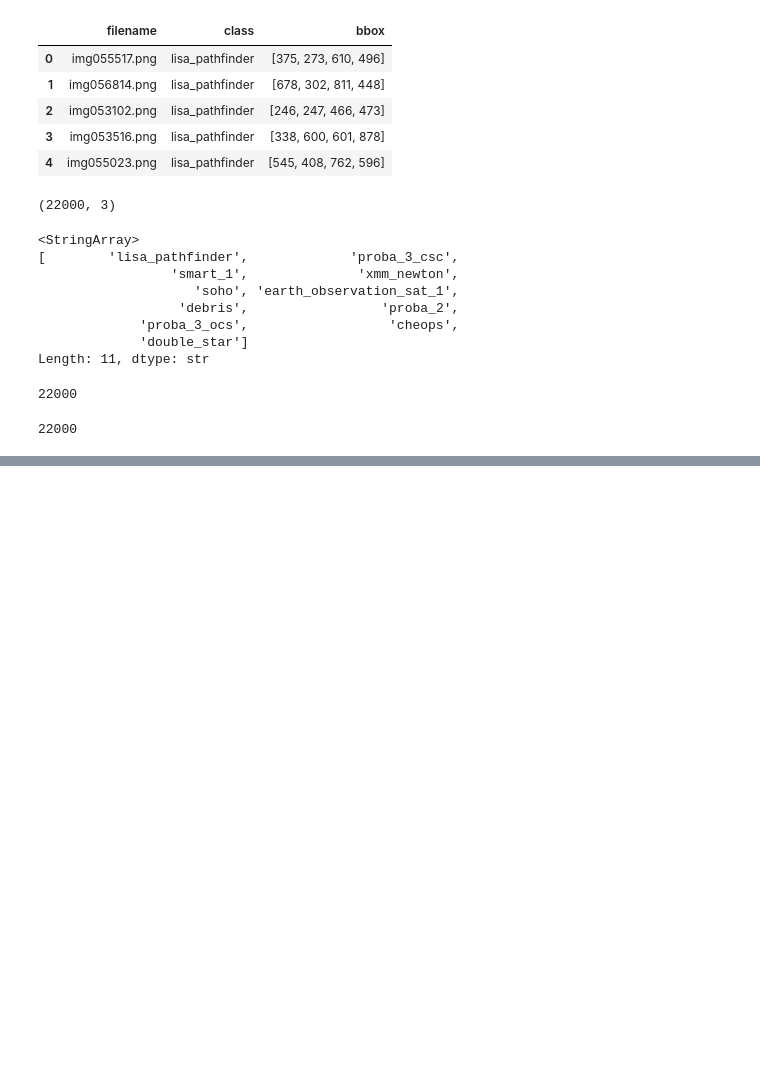
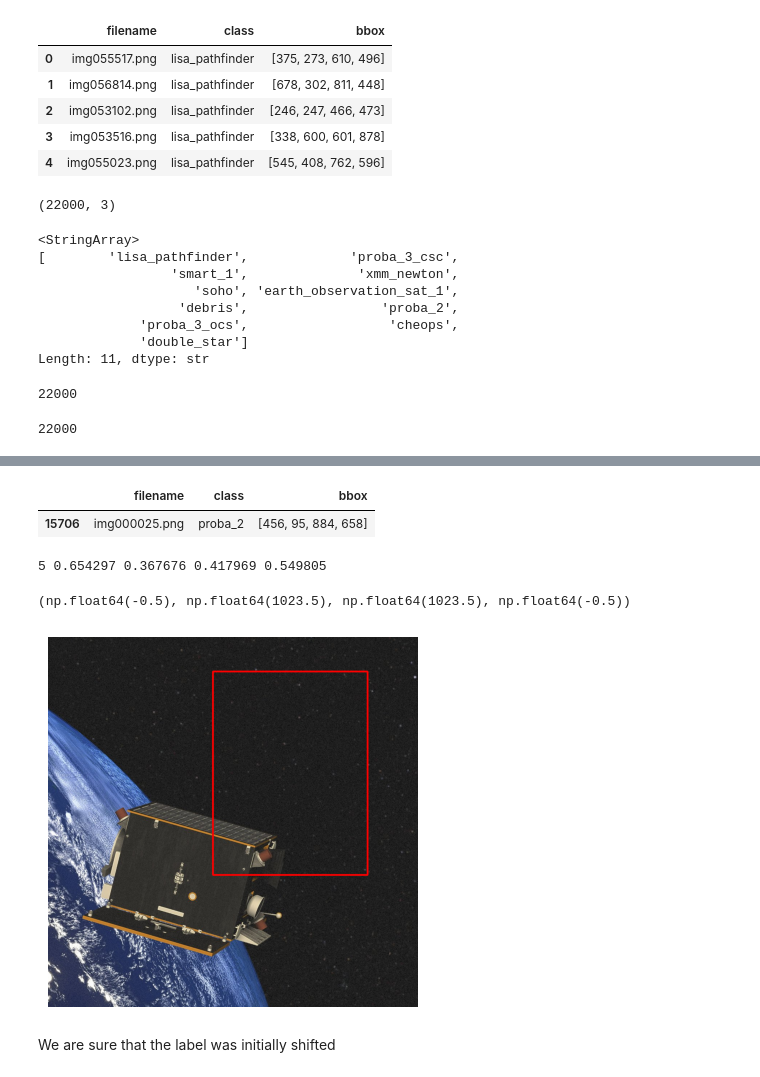
Before and after one commit to Myrfrai/spark2022-space-debris-detection, a Jupyter notebook: notebooks/Part_1Data_Preparation.ipynb, the cells around one changed output, grey strips where cells are left out. Saved outputs shown, nothing was run; the diff lists cells and outputs as text; code cells hidden in the pictures; blank space fills up the shorter version.

```diff
--- a/notebooks/Part_1Data_Preparation.ipynb
+++ b/notebooks/Part_1Data_Preparation.ipynb
@@ -225,0 +260,29 @@ len(val)
+# %%
+val[val["filename"] == "img000025.png"]
+# %% [output]
+|  | filename | class | bbox |
+| 15706 | img000025.png | proba_2 | [456, 95, 884, 658] |
+# %%
+with open("../data/labels/val/img000025.txt", "r") as f:
+    print(f.read())
+# %% [output]
+5 0.654297 0.367676 0.417969 0.549805
+# %%
+import cv2
+import matplotlib.pyplot as plt
+
+image123 = cv2.imread("../data/images/val/img000025.jpg")
+img_rgb = cv2.cvtColor(image123, cv2.COLOR_BGR2RGB)
+
+
+x1, y1, x2, y2 = 456, 95, 884, 658
+
+cv2.rectangle(img_rgb, (x1, y1), (x2, y2), (255, 0, 0), 3)
+
+plt.imshow(img_rgb)
+plt.axis("off")
+# %% [output]
+(np.float64(-0.5), np.float64(1023.5), np.float64(1023.5), np.float64(-0.5))
+[figure, added]
+# %% [markdown]
+We are sure that the label was initially shifted
```
Also changed, not shown: parts of 12 cells of this notebook, 4 other files.
